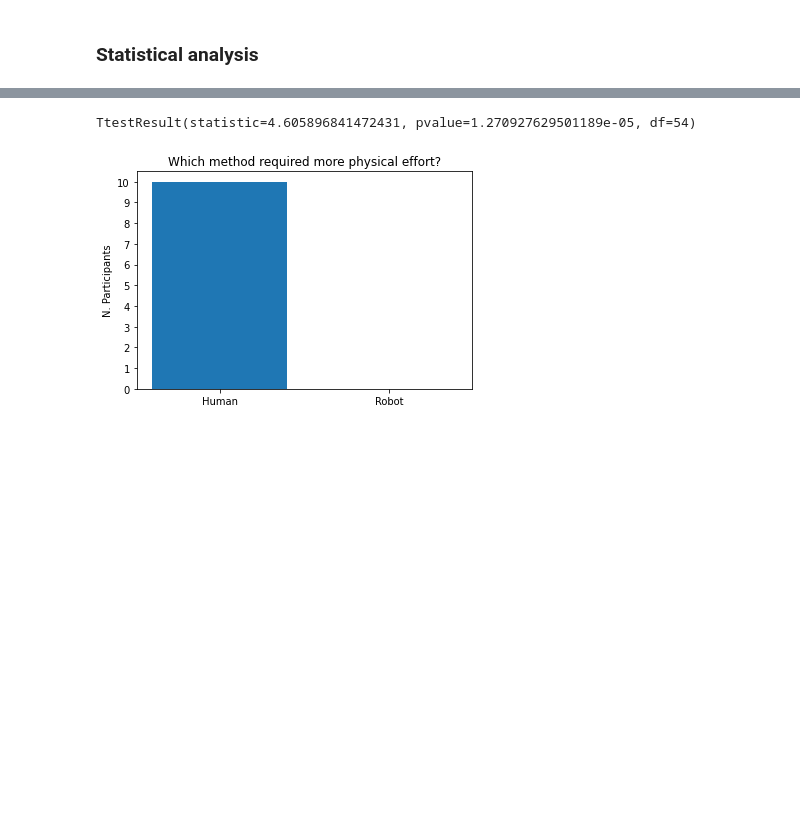
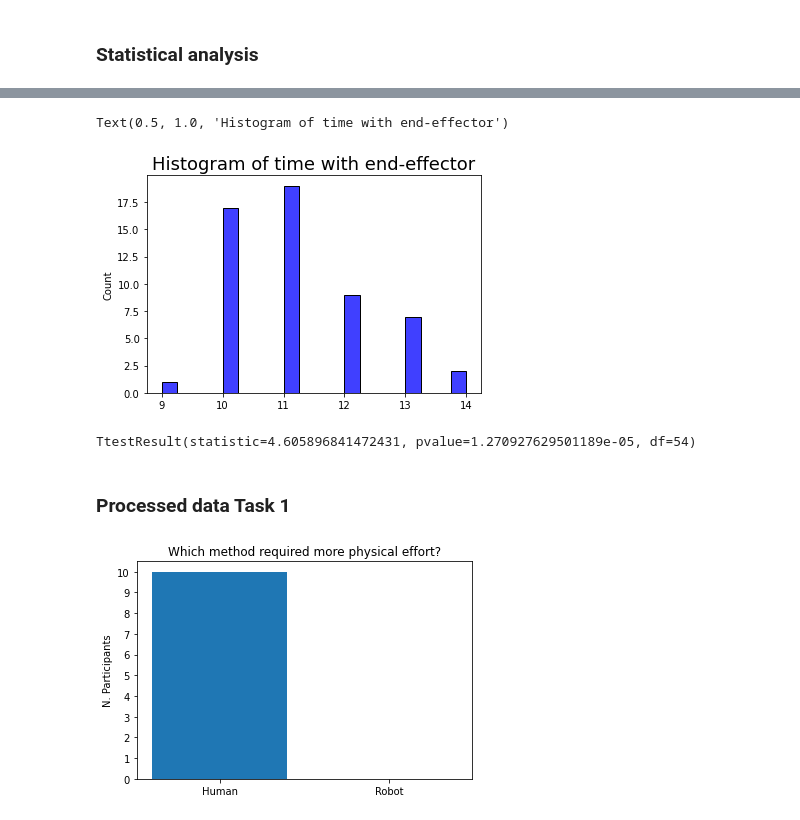
Before and after one commit to Jenirethvanessa/robotic_end-effector, a Jupyter notebook: results_questionnaire.ipynb, the cells around one changed output, grey strips where cells are left out. Saved outputs shown, nothing was run; the diff lists cells and outputs as text; code cells hidden in the pictures; blank space fills up the shorter version.

```diff
--- a/results_questionnaire.ipynb
+++ b/results_questionnaire.ipynb
@@ -151,7 +157,15 @@ plt.show()
+# %%
+sns.histplot(robot_value, bins=20, color='blue')
+plt.title('Histogram of time with end-effector', fontsize="18")
+# %% [output]
+Text(0.5, 1.0, 'Histogram of time with end-effector')
+[figure, added]
 # %%
 scipy.stats.ttest_rel(manual_value, robot_value, axis=0, nan_policy='propagate', alternative='greater', keepdims=False)
 # %% [output]
 TtestResult(statistic=4.605896841472431, pvalue=1.270927629501189e-05, df=54)
+# %% [markdown]
+### Processed data Task 1
 # %%
 categories = ["Human", "Robot"]
 plot_question(df, variable="comparison2", title="Which method required more physical effort?", categories = categories)
```
Also changed, not shown: parts of 1 cell of this notebook, 7 other files.
